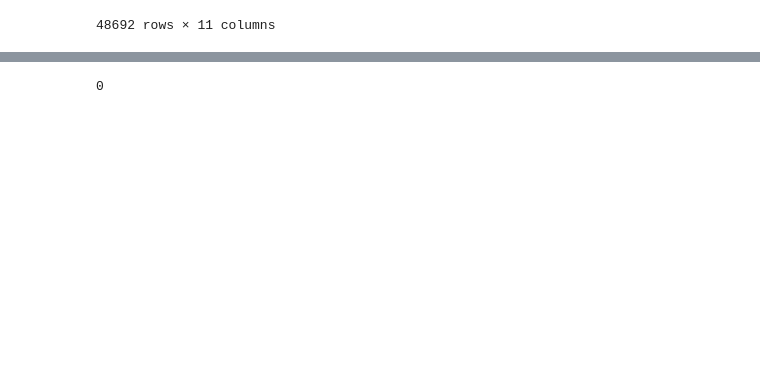
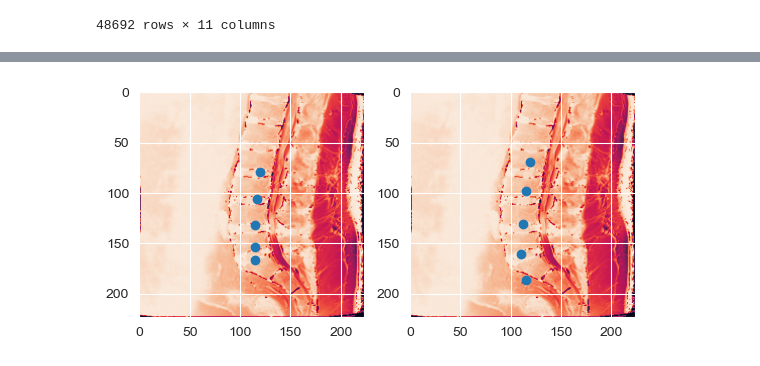
Before and after one commit to IDoCodingStuffs/python-doodles, a Jupyter notebook: rsna-2024/rsna-2024-inference.ipynb, the cells around one changed output, grey strips where cells are left out. Drawn from its saved outputs; the diff is of its cells as text; code cells hidden in the pictures; blank space fills up the shorter version.

Commit message:
Visualize coordinate inference

```diff
--- a/rsna-2024/rsna-2024-inference.ipynb
+++ b/rsna-2024/rsna-2024-inference.ipynb
@@ -180,7 +180,7 @@ training_data[training_data["condition"] == "Spinal Canal Stenosis"].groupby(["s
 | normal_mild | 8552 | 8552 | 8552 | 8552 | 8552 | 8552 | 8552 | 8552 | ... |
 | severe | 469 | 469 | 469 | 469 | 469 | 469 | 469 | 469 | ... |
 # %%
-pretrained_coord_path = "C:\\Users\Victor\\Documents\\python-doodles\\models\\resnet18_cnn_coordinates_t2stir_5.pt"
+pretrained_coord_path = "C:\\Users\Victor\\Documents\\python-doodles\\models\\resnet18_cnn_coordinates_t2stir\\resnet18_cnn_coordinates_t2stir_10.pt"
 # %%
 import torch.nn as nn
 from transformers import AutoModelForImageClassification
@@ -201,7 +201,7 @@ class CoordinateDetector2D(nn.Module):
 # %%
 import torch
 
-coordinate_model = torch.load("../models/resnet18_cnn_coordinates_t2stir_5.pt")
+coordinate_model = torch.load(pretrained_coord_path)
 # %%
 %load_ext autoreload
 %autoreload 2
@@ -275,20 +253,21 @@ len_train, len_val
-# %%
-for image, label in valloader:
-    print(image, label)
-
-    x = [label[i] for i in range(0, len(label), 2)]
-    y = [label[i] for i in range(1, len(label), 2)]
-    plt.scatter(x, y)
-    plt.imshow(image.squeeze(0)[0])
-
-    x = [label[i] for i in range(0, len(label), 2)]
-    y = [label[i] for i in range(1, len(label), 2)]
-    plt.scatter(x, y)
-    plt.imshow(image.squeeze(0)[0])
-
-    plt.show()
-    break
 # %%
-len(valloader)
+for image, label in valloader:
+    f, axarr = plt.subplots(1, 2)
+
+    inferred = coordinate_model(image.to("cuda")).detach().cpu()[0]
+    x_ = [inferred[i] for i in range(0, len(inferred), 2)]
+    y_ = [inferred[i] for i in range(1, len(inferred), 2)]
+
+    axarr[0].scatter(x_, y_)
+    axarr[0].imshow(image.squeeze(0)[0])
+
+    label = label[0]
+    x = [label[i] for i in range(0, len(label), 2)]
+    y = [label[i] for i in range(1, len(label), 2)]
+
+    plt.scatter(x, y)
+    axarr[1].imshow(image.squeeze(0)[0])
+
+    break
 # %% [output]
-0
+[figure, added]
```
Also changed, not shown: parts of 3 cells of this notebook, 2 other files.
